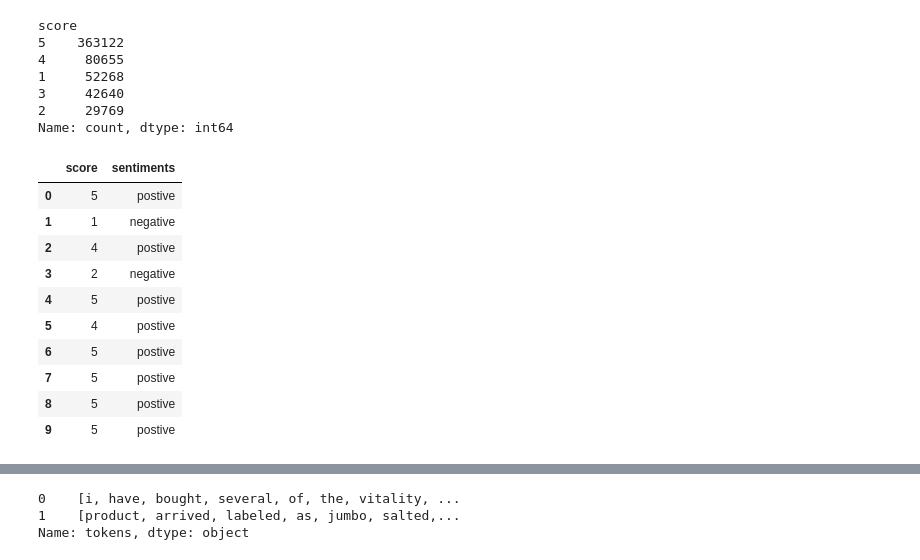
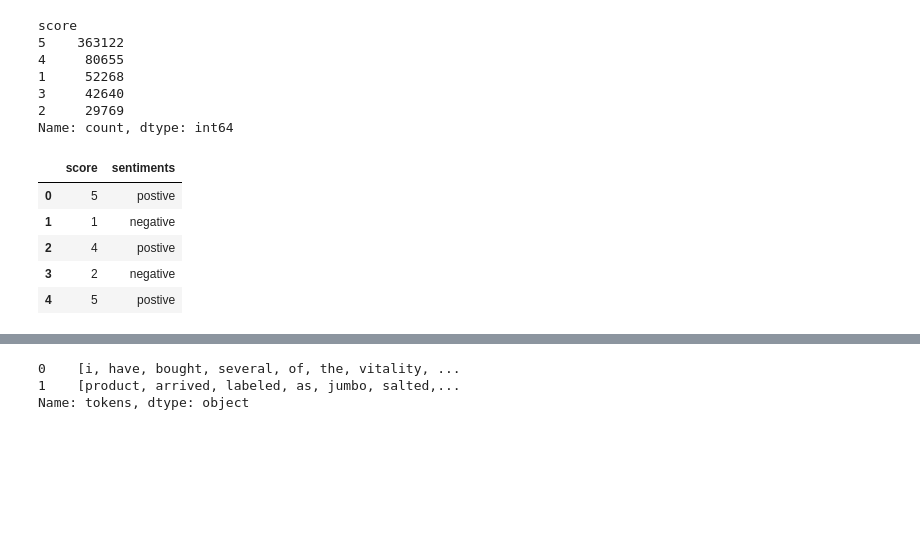
Before and after one commit to nanjalaCS/Food_reviews_Sentiment_Analysis, a Jupyter notebook: Food reviews.ipynb, the cells around one changed output, grey strips where cells are left out. Saved outputs shown, nothing was run; the diff lists cells and outputs as text; code cells hidden in the pictures; blank space fills up the shorter version.

Commit message:
notebook clean-up

```diff
--- a/Food reviews.ipynb
+++ b/Food reviews.ipynb
@@ -252,17 +258,11 @@ df["sentiments"] = df["score"].apply(lambda score: "postive" if score > 3
                                      #else "neutral" if score == 3
                                      else "negative")
 # %%
-df[["score","sentiments"]].head(10)
-#df[["tokens_clean", "tokens_lemma"]].head(5)
+df[["score","sentiments"]].head()
 # %% [output]
 |  | score | sentiments |
 | 0 | 5 | postive |
 | 1 | 1 | negative |
 | 2 | 4 | postive |
 | 3 | 2 | negative |
 | 4 | 5 | postive |
-| 5 | 4 | postive |
-| 6 | 5 | postive |
-| 7 | 5 | postive |
-| 8 | 5 | postive |
-| 9 | 5 | postive |
```
Also changed, not shown: parts of 21 cells of this notebook.
